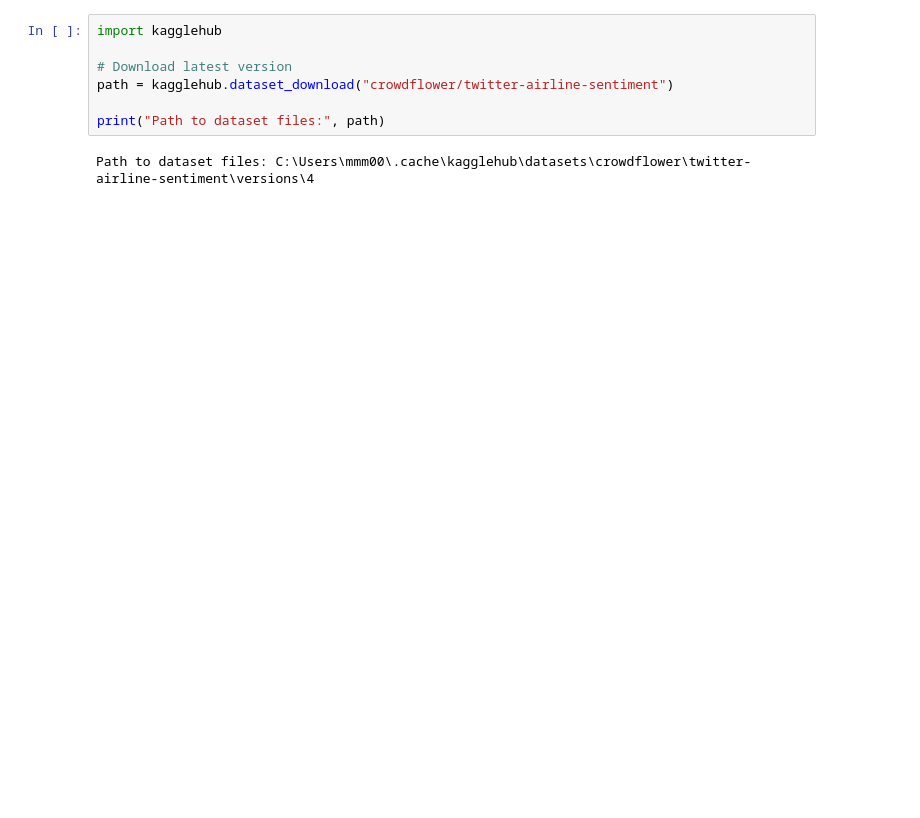
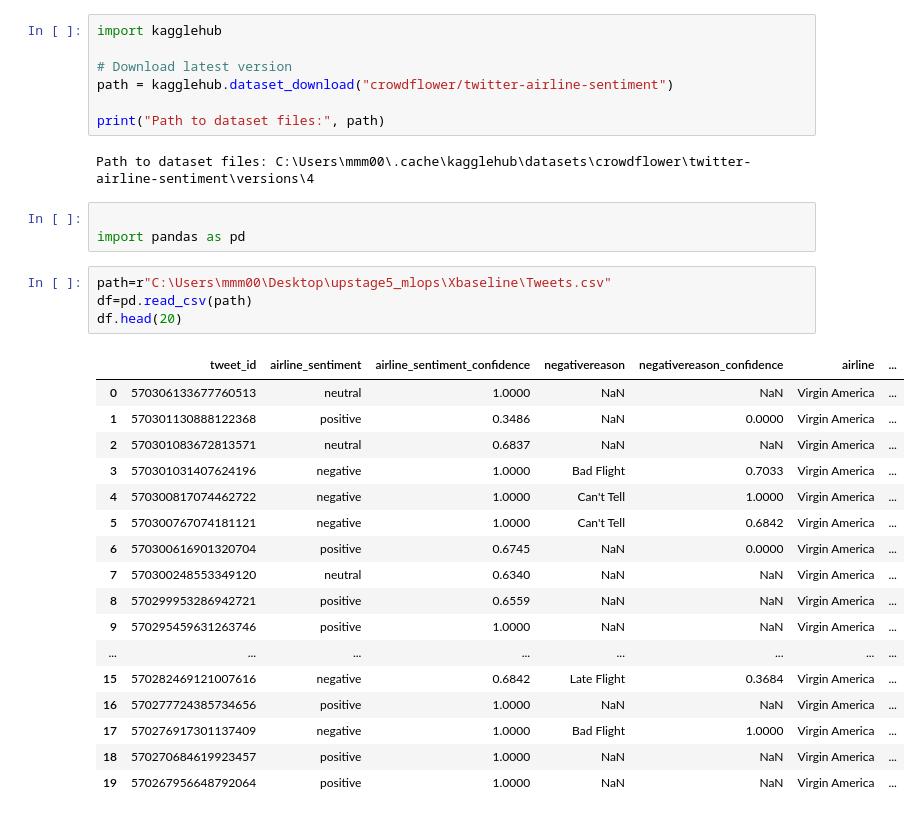
Before and after one commit to UpstageAILab5/upstageailab-ml-pjt-ml_p4, a Jupyter notebook: UsAirline.ipynb, the cells around one changed output. Saved outputs shown, nothing was run; the diff lists cells and outputs as text; blank space fills up the shorter version.

Commit message:
Update Xbaseline folder

```diff
--- a/UsAirline.ipynb
+++ b/UsAirline.ipynb
@@ -27,3 +20,28 @@ path = kagglehub.dataset_download("crowdflower/twitter-airline-sentiment")
 print("Path to dataset files:", path)
 # %% [output]
 Path to dataset files: C:\Users\mmm00\.cache\kagglehub\datasets\crowdflower\twitter-airline-sentiment\versions\4
+# %%
+
+import pandas as pd
+# %%
+path=r"C:\Users\mmm00\Desktop\upstage5_mlops\Xbaseline\Tweets.csv"
+df=pd.read_csv(path)
+df.head(20)
+# %% [output]
+|  | tweet_id | airline_sentiment | airline_sentiment_confidence | negativereason | negativereason_confidence | airline | ... |
+| 0 | 570306133677760513 | neutral | 1.0000 | NaN | NaN | Virgin America | ... |
+| 1 | 570301130888122368 | positive | 0.3486 | NaN | 0.0000 | Virgin America | ... |
+| 2 | 570301083672813571 | neutral | 0.6837 | NaN | NaN | Virgin America | ... |
+| 3 | 570301031407624196 | negative | 1.0000 | Bad Flight | 0.7033 | Virgin America | ... |
+| 4 | 570300817074462722 | negative | 1.0000 | Can't Tell | 1.0000 | Virgin America | ... |
+| 5 | 570300767074181121 | negative | 1.0000 | Can't Tell | 0.6842 | Virgin America | ... |
+| 6 | 570300616901320704 | positive | 0.6745 | NaN | 0.0000 | Virgin America | ... |
+| 7 | 570300248553349120 | neutral | 0.6340 | NaN | NaN | Virgin America | ... |
+| 8 | 570299953286942721 | positive | 0.6559 | NaN | NaN | Virgin America | ... |
+| 9 | 570295459631263746 | positive | 1.0000 | NaN | NaN | Virgin America | ... |
+| ... | ... | ... | ... | ... | ... | ... | ... |
+| 15 | 570282469121007616 | negative | 0.6842 | Late Flight | 0.3684 | Virgin America | ... |
+| 16 | 570277724385734656 | positive | 1.0000 | NaN | NaN | Virgin America | ... |
+| 17 | 570276917301137409 | negative | 1.0000 | Bad Flight | 1.0000 | Virgin America | ... |
+| 18 | 570270684619923457 | positive | 1.0000 | NaN | NaN | Virgin America | ... |
+| 19 | 570267956648792064 | positive | 1.0000 | NaN | NaN | Virgin America | ... |
```
Also changed, not shown: parts of 25 cells of this notebook, 7 other files.
